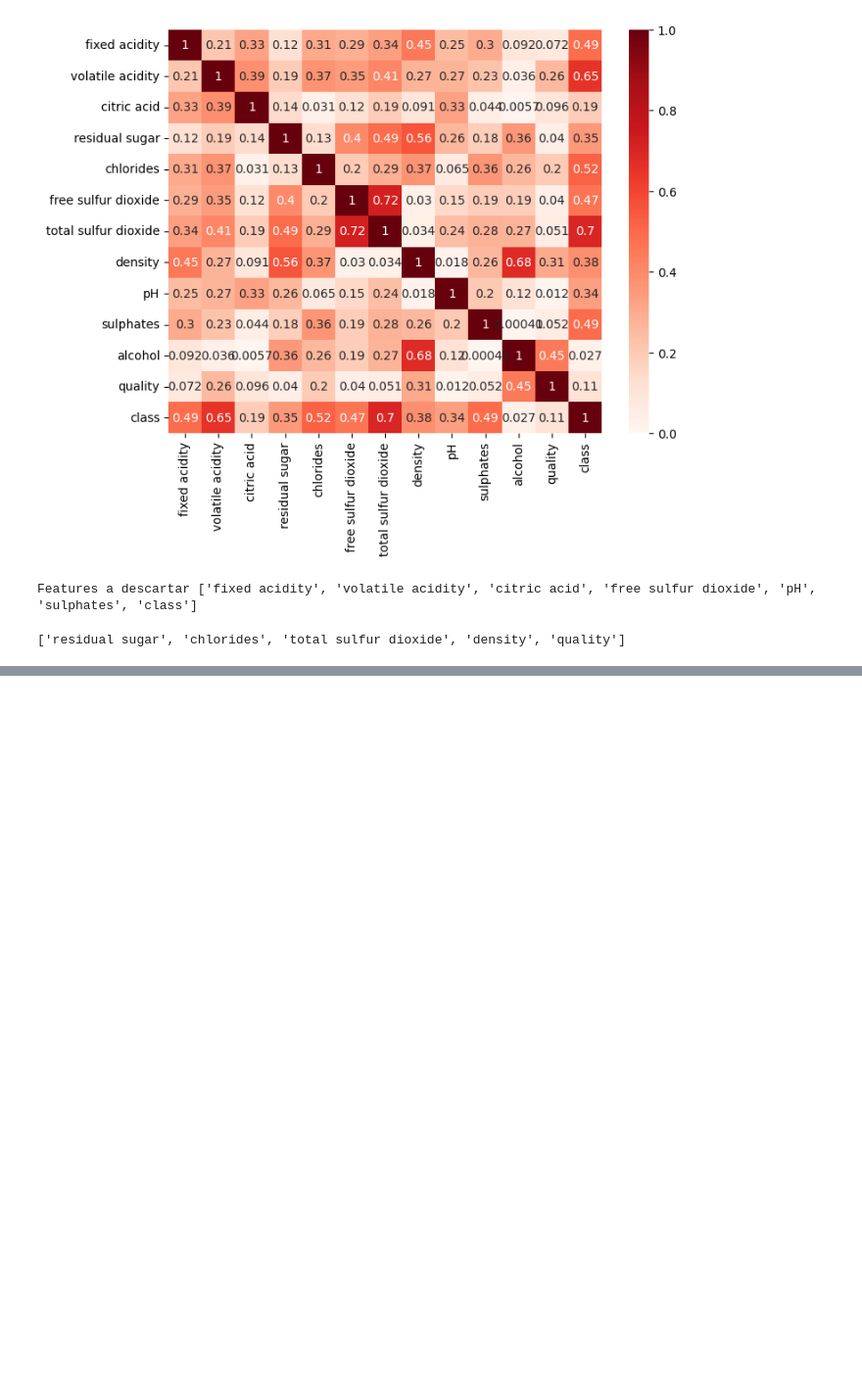
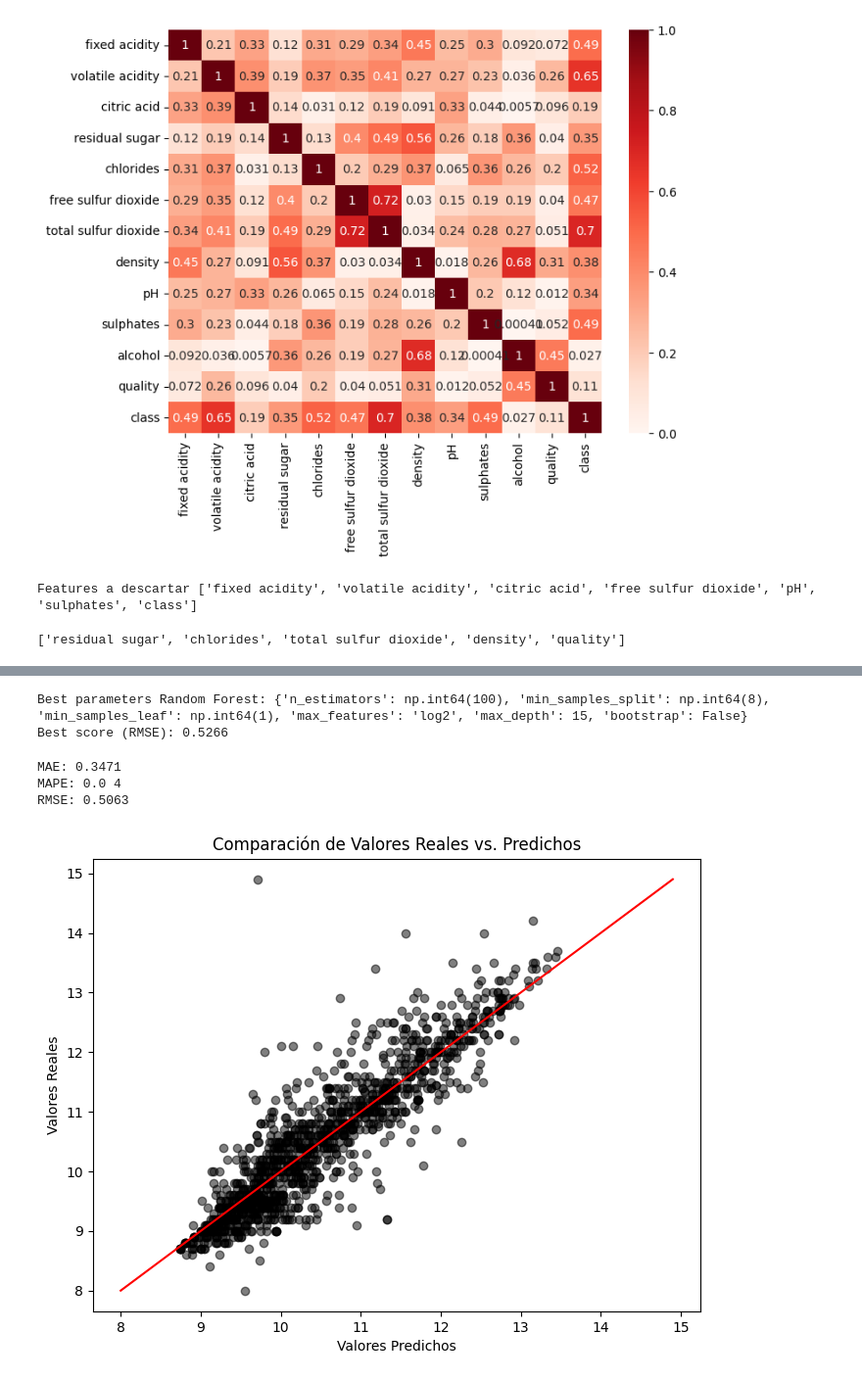
Before and after one commit to LupeVillegas/ONLINE_DS_THEBRIDGE_basic, a Jupyter notebook: Sprint_12/Unidad_02/18_Practica_Obligatoria_Repaso_Aprendizaje_Supervisado.ipynb, the cells around one changed output, grey strips where cells are left out. Shown at 98% size. Drawn from its saved outputs; the diff is of its cells as text; code cells hidden in the pictures; blank space fills up the shorter version.

```diff
--- a/Sprint_12/Unidad_02/18_Practica_Obligatoria_Repaso_Aprendizaje_Supervisado.ipynb
+++ b/Sprint_12/Unidad_02/18_Practica_Obligatoria_Repaso_Aprendizaje_Supervisado.ipynb
@@ -386,0 +408,10 @@ features_numericas
+# %%
+scaler = StandardScaler()
+X_train = train_set[features_numericas]
+y_train = train_set[target_reg]
+
+X_test = test_set[features_numericas]
+y_test = test_set[target_reg]
+
+X_train_scaled = pd.DataFrame(scaler.fit_transform(X_train), columns= features_numericas)
+X_test_scaled = pd.DataFrame(scaler.transform(X_test), columns = features_numericas)
@@ -386,0 +463,16 @@ features_numericas
+# %%
+param = {
+    "n_estimators": np.arange(100, 1000, 100),
+    "max_depth": [None, 5, 15, 30],
+    "min_samples_split": np.arange(2, 20, 2),
+    "min_samples_leaf": np.arange(1, 10, 2),
+    "max_features": ["sqrt", "log2", None],
+    "bootstrap": [True, False]
+}
+
+rf = RandomForestRegressor(random_state=42)
+
+rf_random = RandomizedSearchCV(rf, param, n_iter=30,
+                                   scoring="neg_mean_squared_error", cv=5, verbose=2, n_jobs=-1)
+
+rf_random.fit(X_train, y_train)
@@ -386,0 +490,19 @@ features_numericas
+# %%
+print("Best parameters Random Forest:", rf_random.best_params_)
+print("Best score (RMSE):",  np.round(np.sqrt(-rf_random.best_score_), 4))
+# %% [output]
+Best parameters Random Forest: {'n_estimators': np.int64(100), 'min_samples_split': np.int64(8), 'min_samples_leaf': np.int64(1), 'max_features': 'log2', 'max_depth': 15, 'bootstrap': False}
+Best score (RMSE): 0.5266
+# %%
+y_pred = rf_random.best_estimator_.predict(X_test)
+print("MAE:", np.round(mean_absolute_error(y_test,y_pred),4))
+print("MAPE:", np.round(mean_absolute_percentage_error(y_test,y_pred)),4)
+print("RMSE:", np.round(np.sqrt(mean_squared_error(y_test, y_pred)),4))
+# %% [output]
+MAE: 0.3471
+MAPE: 0.0 4
+RMSE: 0.5063
+# %%
+bt.plot_predictions_vs_actual(y_test, y_pred)
+# %% [output]
+[figure, added]
```
Also changed, not shown: parts of 13 cells of this notebook, 5 other files.
